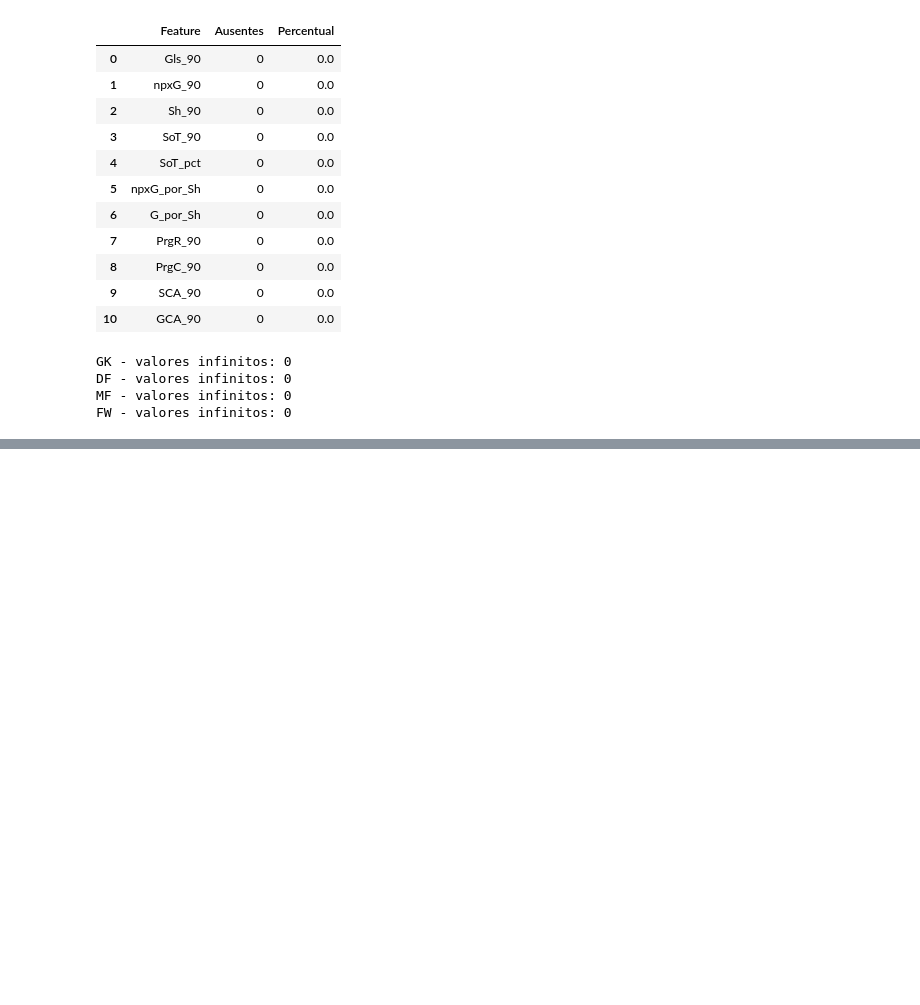
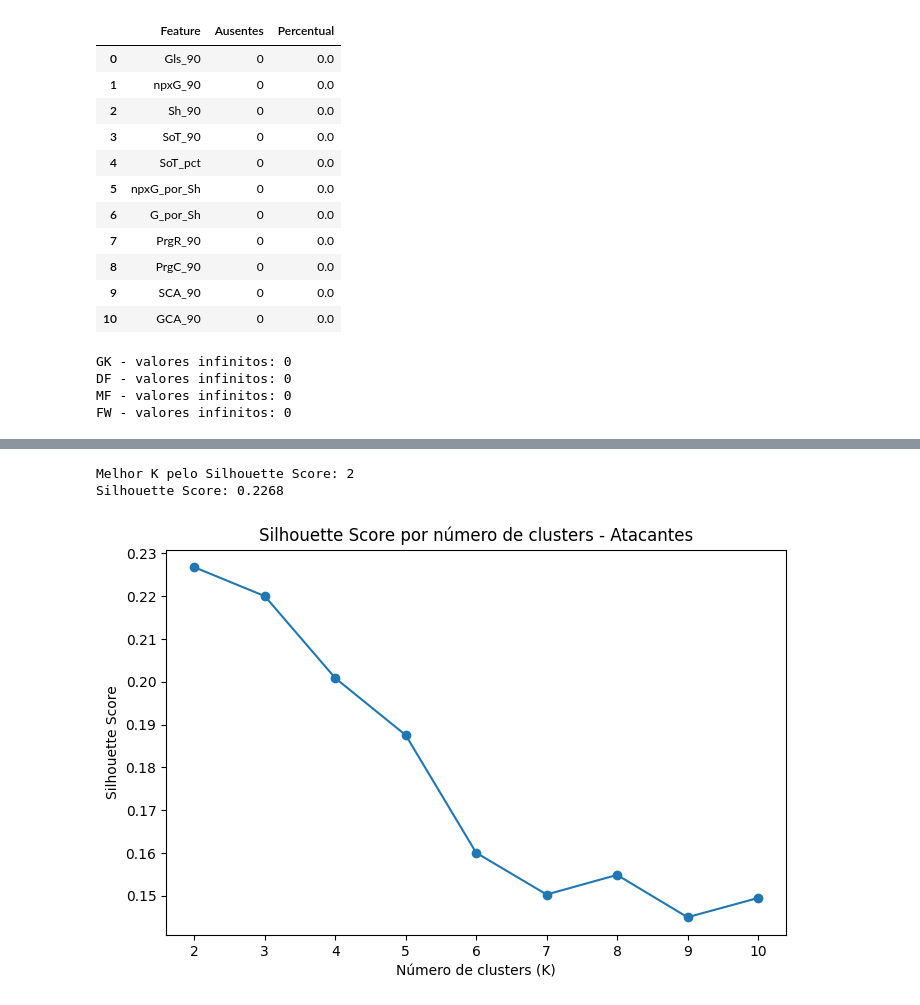
Before and after one commit to bmlogs64/TCC-Futebol-ML, a Jupyter notebook: TCC_Futebol.ipynb, the cells around one changed output, grey strips where cells are left out. Saved outputs shown, nothing was run; the diff lists cells and outputs as text; code cells hidden in the pictures; blank space fills up the shorter version.

```diff
--- a/TCC_Futebol.ipynb
+++ b/TCC_Futebol.ipynb
@@ -3926,0 +3985,7 @@ FW - valores infinitos: 0
+# %%
+knn_fw = NearestNeighbors(
+    n_neighbors=6,
+    metric="euclidean"
+)
+
+knn_fw.fit(X_fw)
@@ -3926,0 +4220,49 @@ FW - valores infinitos: 0
+# %%
+melhor_resultado_kmeans = (
+    df_avaliacao_kmeans_fw
+    .sort_values(
+        "silhouette",
+        ascending=False
+    )
+    .iloc[0]
+)
+
+print(
+    "Melhor K pelo Silhouette Score:",
+    int(melhor_resultado_kmeans["k"])
+)
+
+print(
+    "Silhouette Score:",
+    round(
+        melhor_resultado_kmeans["silhouette"],
+        4
+    )
+)
+# %% [output]
+Melhor K pelo Silhouette Score: 2
+Silhouette Score: 0.2268
+# %%
+import matplotlib.pyplot as plt
+
+plt.figure(figsize=(8, 5))
+
+plt.plot(
+    df_avaliacao_kmeans_fw["k"],
+    df_avaliacao_kmeans_fw["silhouette"],
+    marker="o"
+)
+
+plt.xlabel("Número de clusters (K)")
+plt.ylabel("Silhouette Score")
+plt.title(
+    "Silhouette Score por número de clusters - Atacantes"
+)
+
+plt.xticks(
+    df_avaliacao_kmeans_fw["k"]
+)
+
+plt.show()
+# %% [output]
+[figure, added]
```
Also changed, not shown: parts of 94 cells of this notebook.
